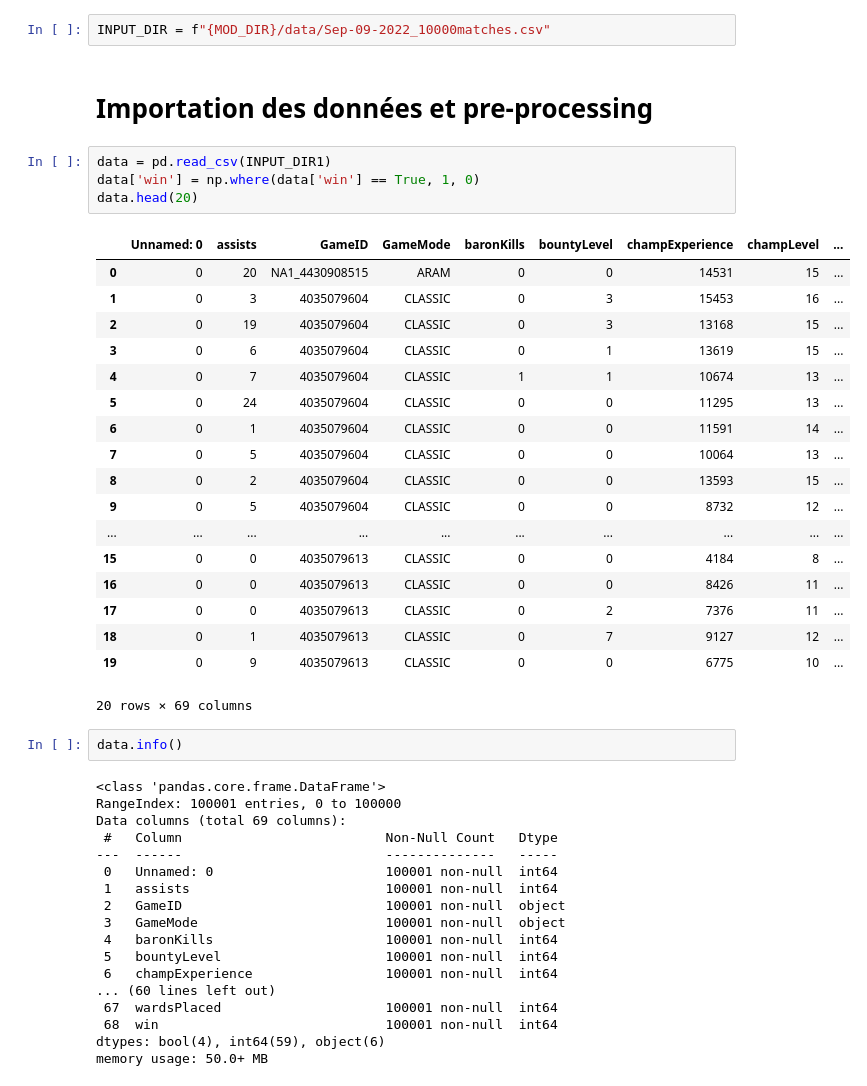
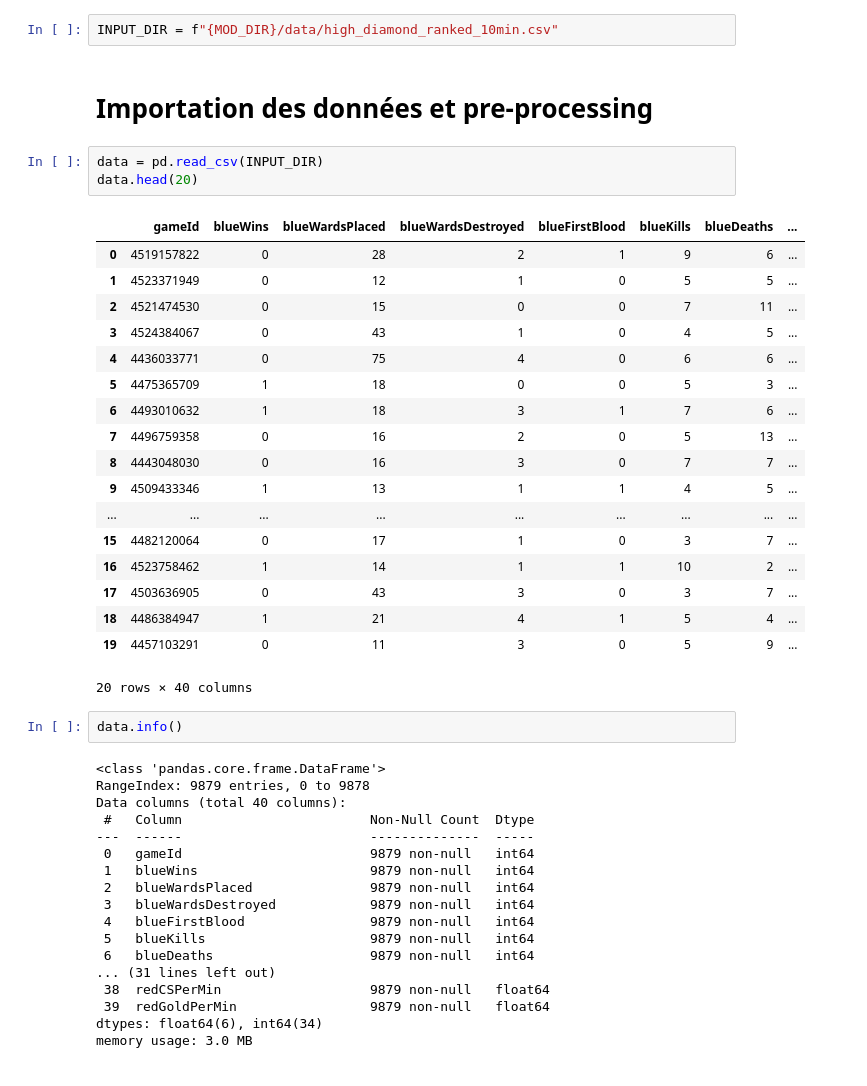
Before and after one commit to lucagortana/game-learning, a Jupyter notebook: LoL_classification.ipynb, the cells around one changed output. Drawn from its saved outputs; the diff is of its cells as text.

```diff
--- a/LoL_classification.ipynb
+++ b/LoL_classification.ipynb
@@ -27,50 +29,49 @@ from mod.wine_regression import *
 # %%
-INPUT_DIR = f"{MOD_DIR}/data/Sep-09-2022_10000matches.csv"
+INPUT_DIR = f"{MOD_DIR}/data/high_diamond_ranked_10min.csv"
 # %% [markdown]
 # Importation des données et pre-processing
 # %%
-data = pd.read_csv(INPUT_DIR1)
-data['win'] = np.where(data['win'] == True, 1, 0)
+data = pd.read_csv(INPUT_DIR)
 data.head(20)
 # %% [output]
-|  | Unnamed: 0 | assists | GameID | GameMode | baronKills | bountyLevel | champExperience | champLevel | ... |
-| 0 | 0 | 20 | NA1_4430908515 | ARAM | 0 | 0 | 14531 | 15 | ... |
-| 1 | 0 | 3 | 4035079604 | CLASSIC | 0 | 3 | 15453 | 16 | ... |
-| 2 | 0 | 19 | 4035079604 | CLASSIC | 0 | 3 | 13168 | 15 | ... |
-| 3 | 0 | 6 | 4035079604 | CLASSIC | 0 | 1 | 13619 | 15 | ... |
-| 4 | 0 | 7 | 4035079604 | CLASSIC | 1 | 1 | 10674 | 13 | ... |
-| 5 | 0 | 24 | 4035079604 | CLASSIC | 0 | 0 | 11295 | 13 | ... |
-| 6 | 0 | 1 | 4035079604 | CLASSIC | 0 | 0 | 11591 | 14 | ... |
-| 7 | 0 | 5 | 4035079604 | CLASSIC | 0 | 0 | 10064 | 13 | ... |
-| 8 | 0 | 2 | 4035079604 | CLASSIC | 0 | 0 | 13593 | 15 | ... |
-| 9 | 0 | 5 | 4035079604 | CLASSIC | 0 | 0 | 8732 | 12 | ... |
-| ... | ... | ... | ... | ... | ... | ... | ... | ... | ... |
-| 15 | 0 | 0 | 4035079613 | CLASSIC | 0 | 0 | 4184 | 8 | ... |
-| 16 | 0 | 0 | 4035079613 | CLASSIC | 0 | 0 | 8426 | 11 | ... |
-| 17 | 0 | 0 | 4035079613 | CLASSIC | 0 | 2 | 7376 | 11 | ... |
-| 18 | 0 | 1 | 4035079613 | CLASSIC | 0 | 7 | 9127 | 12 | ... |
-| 19 | 0 | 9 | 4035079613 | CLASSIC | 0 | 0 | 6775 | 10 | ... |
+|  | gameId | blueWins | blueWardsPlaced | blueWardsDestroyed | blueFirstBlood | blueKills | blueDeaths | ... |
+| 0 | 4519157822 | 0 | 28 | 2 | 1 | 9 | 6 | ... |
+| 1 | 4523371949 | 0 | 12 | 1 | 0 | 5 | 5 | ... |
+| 2 | 4521474530 | 0 | 15 | 0 | 0 | 7 | 11 | ... |
+| 3 | 4524384067 | 0 | 43 | 1 | 0 | 4 | 5 | ... |
+| 4 | 4436033771 | 0 | 75 | 4 | 0 | 6 | 6 | ... |
+| 5 | 4475365709 | 1 | 18 | 0 | 0 | 5 | 3 | ... |
+| 6 | 4493010632 | 1 | 18 | 3 | 1 | 7 | 6 | ... |
+| 7 | 4496759358 | 0 | 16 | 2 | 0 | 5 | 13 | ... |
+| 8 | 4443048030 | 0 | 16 | 3 | 0 | 7 | 7 | ... |
+| 9 | 4509433346 | 1 | 13 | 1 | 1 | 4 | 5 | ... |
+| ... | ... | ... | ... | ... | ... | ... | ... | ... |
+| 15 | 4482120064 | 0 | 17 | 1 | 0 | 3 | 7 | ... |
+| 16 | 4523758462 | 1 | 14 | 1 | 1 | 10 | 2 | ... |
+| 17 | 4503636905 | 0 | 43 | 3 | 0 | 3 | 7 | ... |
+| 18 | 4486384947 | 1 | 21 | 4 | 1 | 5 | 4 | ... |
+| 19 | 4457103291 | 0 | 11 | 3 | 0 | 5 | 9 | ... |
-20 rows × 69 columns
+20 rows × 40 columns
 # %%
 data.info()
 # %% [output]
 <class 'pandas.core.frame.DataFrame'>
-RangeIndex: 100001 entries, 0 to 100000
-Data columns (total 69 columns):
- #   Column                          Non-Null Count   Dtype
----  ------                          --------------   -----
- 0   Unnamed: 0                      100001 non-null  int64
- 1   assists                         100001 non-null  int64
- 2   GameID                          100001 non-null  object
- 3   GameMode                        100001 non-null  object
- 4   baronKills                      100001 non-null  int64
- 5   bountyLevel                     100001 non-null  int64
- 6   champExperience                 100001 non-null  int64
-... (60 lines left out)
- 67  wardsPlaced                     100001 non-null  int64
- 68  win                             100001 non-null  int64
-dtypes: bool(4), int64(59), object(6)
-memory usage: 50.0+ MB
+RangeIndex: 9879 entries, 0 to 9878
+Data columns (total 40 columns):
+ #   Column                        Non-Null Count  Dtype
+---  ------                        --------------  -----
+ 0   gameId                        9879 non-null   int64
+ 1   blueWins                      9879 non-null   int64
+ 2   blueWardsPlaced               9879 non-null   int64
+ 3   blueWardsDestroyed            9879 non-null   int64
+ 4   blueFirstBlood                9879 non-null   int64
+ 5   blueKills                     9879 non-null   int64
+ 6   blueDeaths                    9879 non-null   int64
+... (31 lines left out)
+ 38  redCSPerMin                   9879 non-null   float64
+ 39  redGoldPerMin                 9879 non-null   float64
+dtypes: float64(6), int64(34)
+memory usage: 3.0 MB
 # %%
 data.describe()
 # %% [output]
```
Also changed, not shown: parts of 3 cells of this notebook, 3 other files.
